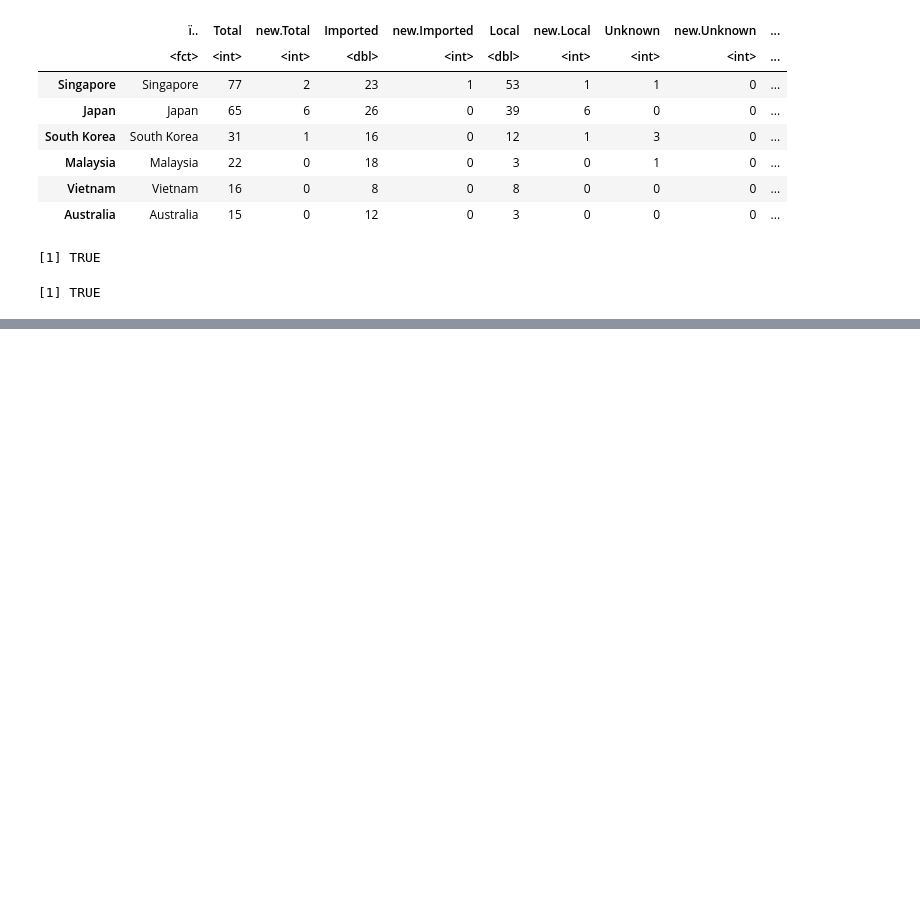
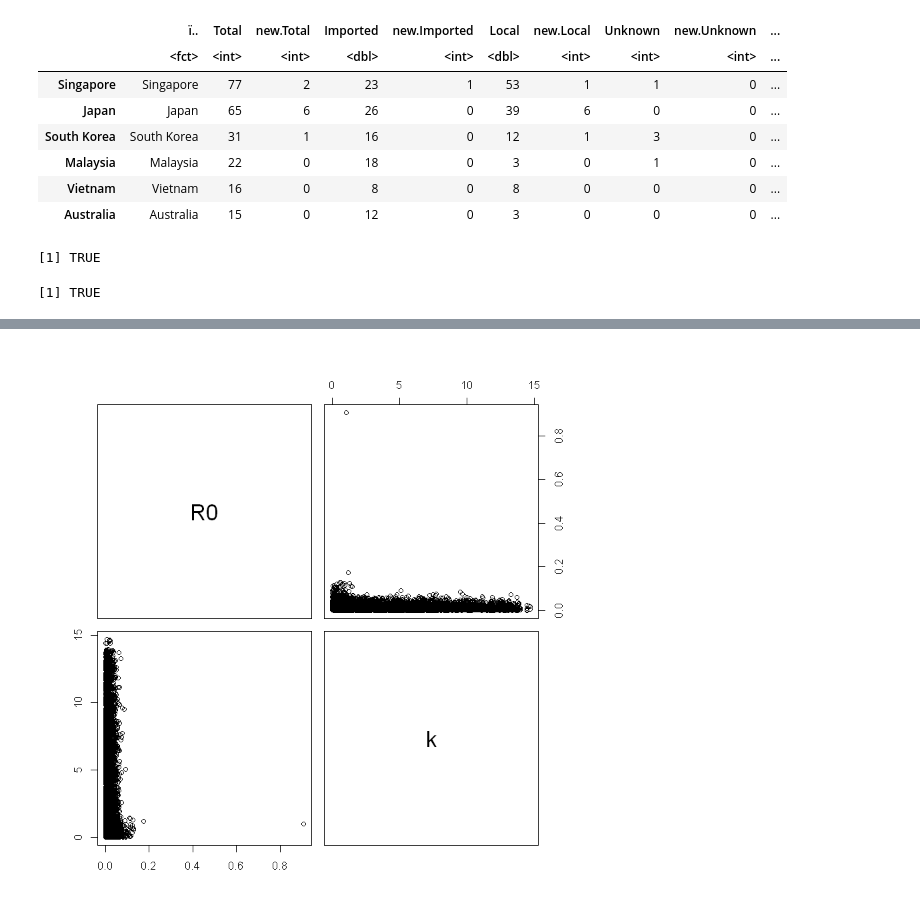
Before and after one commit to akira-endo/2019nCoV, a Jupyter notebook: src/nCoV_clustersize.ipynb, the cells around one changed output, grey strips where cells are left out. Cells and saved outputs as stored; diff of their text form; code cells hidden in the pictures; blank space fills up the shorter version.

```diff
--- a/src/nCoV_clustersize.ipynb
+++ b/src/nCoV_clustersize.ipynb
@@ -44,6 +44,8 @@ WHO_data=modifydata("Malaysia","Local","Imported",1)
 WHO_data=modifydata("UK","Local","Imported",6)
 #††The exposure for 2 cases occurred outside of Spain
 WHO_data=modifydata("Spain","Local","Imported",2)
+# Isolated local case in Egypt
+WHO_data=modifydata("Egypt","Local","Imported",1)
 
 # Remove Cruise ship data
 #WHO_data=WHO_data[-nrow(WHO_data),]
@@ -56,7 +58,7 @@ names(countrynames)=as.character(countrynames)
 counts=suppressWarnings(apply(t(daily_data[-(1:2),-(1:2)]),1:2,as.numeric))
 dates=as.Date("2020-1-13")+1:nrow(counts)-1
 dailydata=cbind(dates,as.data.frame(counts))
-rownames(dailydata)=NULL
+rownames(dailydata)=dailydata[,1]
 colnames(dailydata)=c("date",as.character(countrynames))
 
 # get dates of last reported case for each country
@@ -65,11 +67,13 @@ latestdates=data.frame(countrynames,latestdate=as.Date(apply(dailydata[,-1],2,fu
     as.character(dailydata[lastreported,1])
 })))
 
-# get the number of cases
+# get the number of cases within the buffer period
+bufferdays=seq(currdate-buffer,currdate,by="days")
+ongoingbranches=colSums(dailydata[as.character(bufferdays),-1],na.rm=T)
 
-
-# reorder latestdates according to WHO data
+# reorder latestdates and ongoingbranches according to WHO data
 latestdates_WHO=latestdates[rownames(WHO_data),2]
-WHO_data=cbind(WHO_data,latestdate=latestdates_WHO)
+ongoingbranches_WHO=ongoingbranches[rownames(WHO_data)]
+WHO_data=cbind(WHO_data,latestdate=latestdates_WHO,ongoingbranches=ongoingbranches_WHO)
 head(WHO_data)
 # %% [output]
@@ -172,0 +197,11 @@ polygon(x=c(R0s,rev(R0s)),y=c(cri[1,],rev(cri[2,])),lty=0,col=rgb(0,0,0,0.1))
+# %%
+# Joint estimation
+Data=Data=list(N=13,mon.names=c("nlogl","R0"),parm.names=c("R0","k"),icases=icases,lcases=lcases,ocases=ocases,isextinct=isextinct)
+Model_joint=function(parm,Data){
+    parm=interval(parm,0)
+    ll=lltotal(parm,Data$icases,Data$lcases,Data$ocases,Data$isextinct)
+    return(list(LP=ll,Dev=-2*ll,Monitor=c(ll,0),yhat=NULL,parm=parm))
+}
+#fit<-LaplacesDemon(Model=Model,Data=Data,Initial.Values=1,Covar=NULL,Iterations=10000,Status=1000,Thinning=10,Algorithm='HARM',Specs=NULL)
+niter=10000
+fit=LaplacesDemon(Model=Model_joint,Data=Data,Initial.Values=c(1,1),Covar=NULL,Iterations=niter,Status=niter,Thinning=10,Algorithm='HARM',Specs=list(alpha.star=0.23,B=NULL))
@@ -172,0 +223,4 @@ polygon(x=c(R0s,rev(R0s)),y=c(cri[1,],rev(cri[2,])),lty=0,col=rgb(0,0,0,0.1))
+# %%
+pairs(fit$Posterior1[,1:2])
+# %% [output]
+[figure, added]
```
Also changed, not shown: parts of 8 cells of this notebook, 1 other file.
